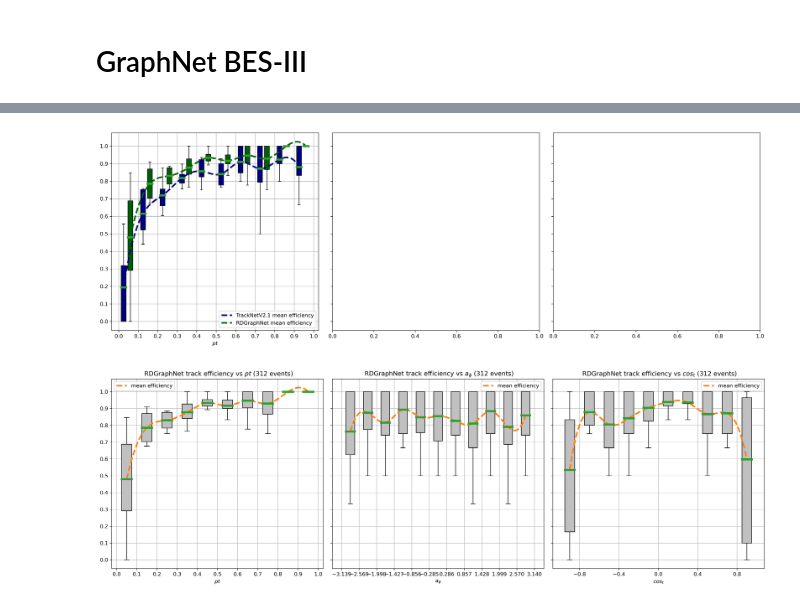
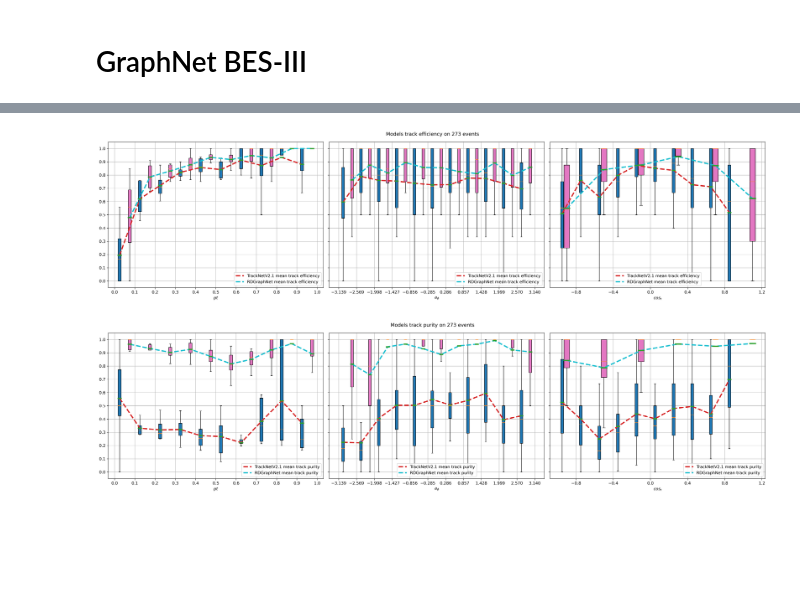
Before and after one commit to t3hseus/ariadne, a Jupyter notebook: notebooks/graphnet_tracknet_eval.ipynb, the cells around one changed output, grey strips where cells are left out. Saved outputs shown, nothing was run; the diff lists cells and outputs as text; code cells hidden in the pictures; blank space fills up the shorter version.

Commit message:
added precision graphs

```diff
--- a/notebooks/graphnet_tracknet_eval.ipynb
+++ b/notebooks/graphnet_tracknet_eval.ipynb
@@ -535,7 +553,12 @@ Total event efficiency: 0.5788
 from scipy.interpolate import make_interp_spline, BSpline
 from scipy import stats
 
-def get_diagram_arr_linspace(all_real_hits, found_hits, start, end, num, col):
+MODES = {
+    "RECALL":1,
+    "PRECISION":2
+}
+
+def get_diagram_arr_linspace(all_real_hits, found_hits, start, end, num, col, mode):
     spac = np.linspace(start, end, num=num)
     step = (spac[1] - spac[0]) / 2
     arr = []
@@ -547,17 +570,28 @@ def get_diagram_arr_linspace(all_real_hits, found_hits, start, end, num, col):
         elems_pred = found_hits[(found_hits[col] >= beg) & (found_hits[col] < end)]
         #print(beg,end)
         #print(len(elems_pred), len(elems_real))
-        if elems_real.empty:
-        #    print("emp", beg, end)
-            continue
-        arr.append(len(elems_pred) / len(elems_real))
+        if mode == MODES["RECALL"]:
+            if elems_real.empty:
+                arr.append(1.)
+            else:
+                arr.append(len(elems_pred) / len(elems_real))
+        elif mode == MODES["PRECISION"]:
+            if elems_pred.empty:
+                arr.append(1.)
+            else:
+                reco_true = len(elems_pred[elems_pred.track != -1])
+                arr.append(reco_true / len(elems_pred))
+
+        else:
+            raise NotImplemented
+
         spac_ret.append(spac[i] + step)
 
     return np.array(arr), np.array(spac_ret)
 
 
-def get_diagram_for_boxplot(all_real_hits, found_hits, start, end, num, col, bin_array, int_mode):
-    y_vals, x_vals = get_diagram_arr_linspace(all_real_hits, found_hits, start, end, num, col)
+def get_diagram_for_boxplot(all_real_hits, found_hits, start, end, num, col, bin_array, int_mode, mode):
+    y_vals, x_vals = get_diagram_arr_linspace(all_real_hits, found_hits, start, end, num, col, mode)
 
     np_y_vals = np.array(y_vals)
     bin_array = bin_array
@@ -607,11 +641,11 @@ def boxplot_style(bp):
     #    cap.set(color='#7570b3', linewidth=2)
     #
     ### change color and linewidth of the medians
-    for median in bp['medians']:
-        median.set(color='tab:cyan', linewidth=3, alpha=0)
+    #for median in bp['medians']:
+    #    median.set(color='tab:red', linewidth=3, zorder=30)
 
     for median in bp['means']:
-        median.set(color='tab:green', linewidth=4, ls='-', zorder=5)
+        median.set(color='tab:green', linewidth=3, ls='-', zorder=30)
 # %%
 from numpy import linalg as LA
 import matplotlib as mpl
@@ -753,10 +803,10 @@ def plot_model_results(model_names, model_results_arr):
     plt.show()
     pass
 # %%
-plot_model_results(["TrackNetV2.1", 'RDGraphNet'], [res_tracknet, res_graph])
+plot_model_results(["TrackNetV2.1", 'RDGraphNet'], [res_tracknet, res_graph], to_recall)
 # %% [output]
-[figure, old version]
+[figure, new version]
 # %%
-plot_model_results("RDGraphNet", res_graph)
+plot_model_results(["TrackNetV2.1", 'RDGraphNet'], [res_tracknet, res_graph], to_precision)
 # %% [output]
-[figure, old version]
+[figure, new version]
```
Also changed, not shown: parts of 5 cells of this notebook.
